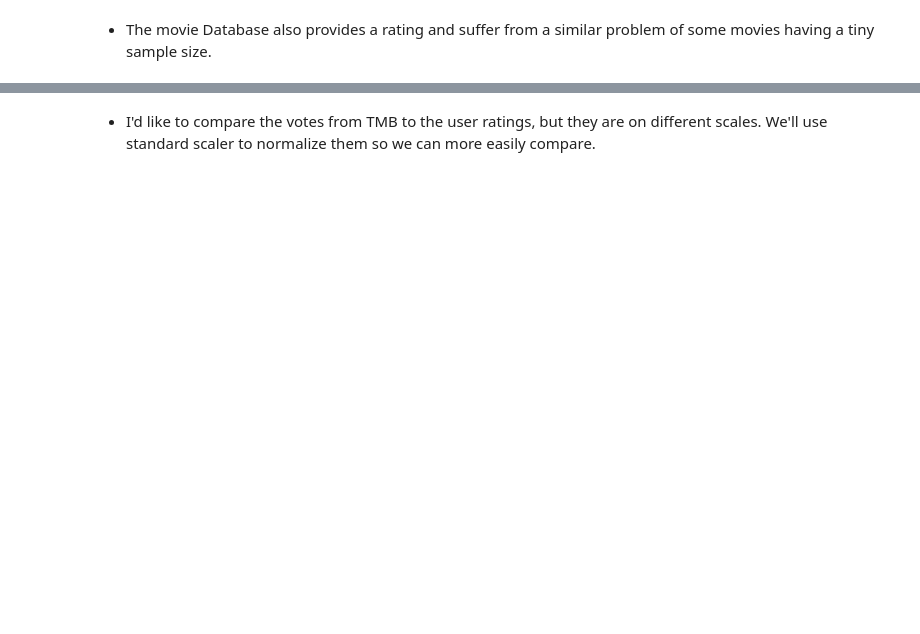
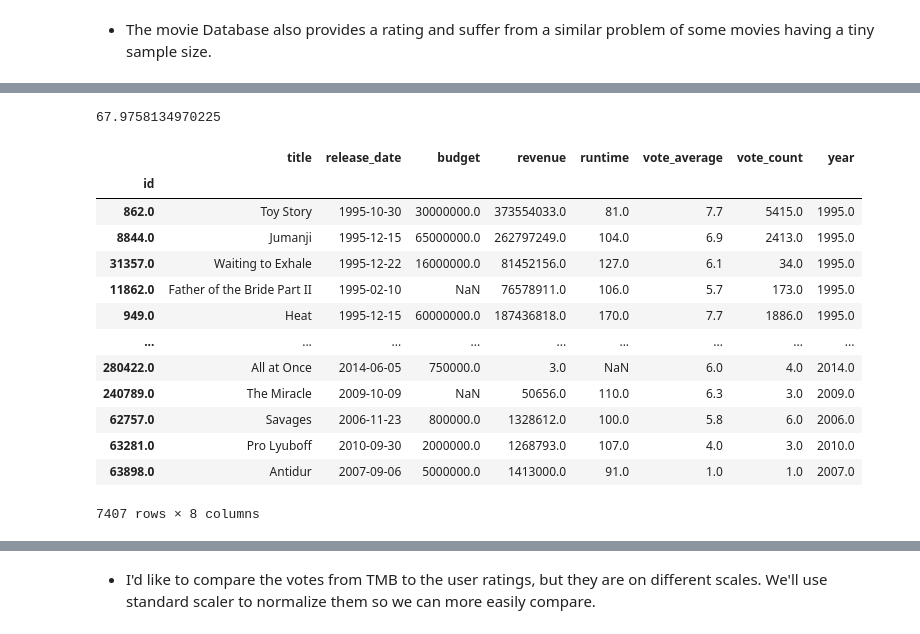
Before and after one commit to ErikSeguinte/movie_data, a Jupyter notebook: processing.ipynb, the cells around one changed output, grey strips where cells are left out. Drawn from its saved outputs; the diff is of its cells as text; code cells hidden in the pictures; blank space fills up the shorter version.

```diff
--- a/processing.ipynb
+++ b/processing.ipynb
@@ -98,0 +198,4 @@ movie_ratings[['title', 'vote_average', 'vote_count']].sort_values(by='vote_aver
+# %%
+cpi.loc[1994,'CPI']
+# %% [output]
+67.9758134970225
@@ -98,0 +214,18 @@ movie_ratings[['title', 'vote_average', 'vote_count']].sort_values(by='vote_aver
+# %%
+df = clean_movies[clean_movies['revenue'].notnull() & clean_movies['year'].notnull()]
+df
+# %% [output]
+|  | title | release_date | budget | revenue | runtime | vote_average | vote_count | year |
+| id |  |  |  |  |  |  |  |  |
+| 862.0 | Toy Story | 1995-10-30 | 30000000.0 | 373554033.0 | 81.0 | 7.7 | 5415.0 | 1995.0 |
+| 8844.0 | Jumanji | 1995-12-15 | 65000000.0 | 262797249.0 | 104.0 | 6.9 | 2413.0 | 1995.0 |
+| 31357.0 | Waiting to Exhale | 1995-12-22 | 16000000.0 | 81452156.0 | 127.0 | 6.1 | 34.0 | 1995.0 |
+| 11862.0 | Father of the Bride Part II | 1995-02-10 | NaN | 76578911.0 | 106.0 | 5.7 | 173.0 | 1995.0 |
+| 949.0 | Heat | 1995-12-15 | 60000000.0 | 187436818.0 | 170.0 | 7.7 | 1886.0 | 1995.0 |
+| ... | ... | ... | ... | ... | ... | ... | ... | ... |
+| 280422.0 | All at Once | 2014-06-05 | 750000.0 | 3.0 | NaN | 6.0 | 4.0 | 2014.0 |
+| 240789.0 | The Miracle | 2009-10-09 | NaN | 50656.0 | 110.0 | 6.3 | 3.0 | 2009.0 |
+| 62757.0 | Savages | 2006-11-23 | 800000.0 | 1328612.0 | 100.0 | 5.8 | 6.0 | 2006.0 |
+| 63281.0 | Pro Lyuboff | 2010-09-30 | 2000000.0 | 1268793.0 | 107.0 | 4.0 | 3.0 | 2010.0 |
+| 63898.0 | Antidur | 2007-09-06 | 5000000.0 | 1413000.0 | 91.0 | 1.0 | 1.0 | 2007.0 |
+7407 rows × 8 columns
```
Also changed, not shown: parts of 27 cells of this notebook.
